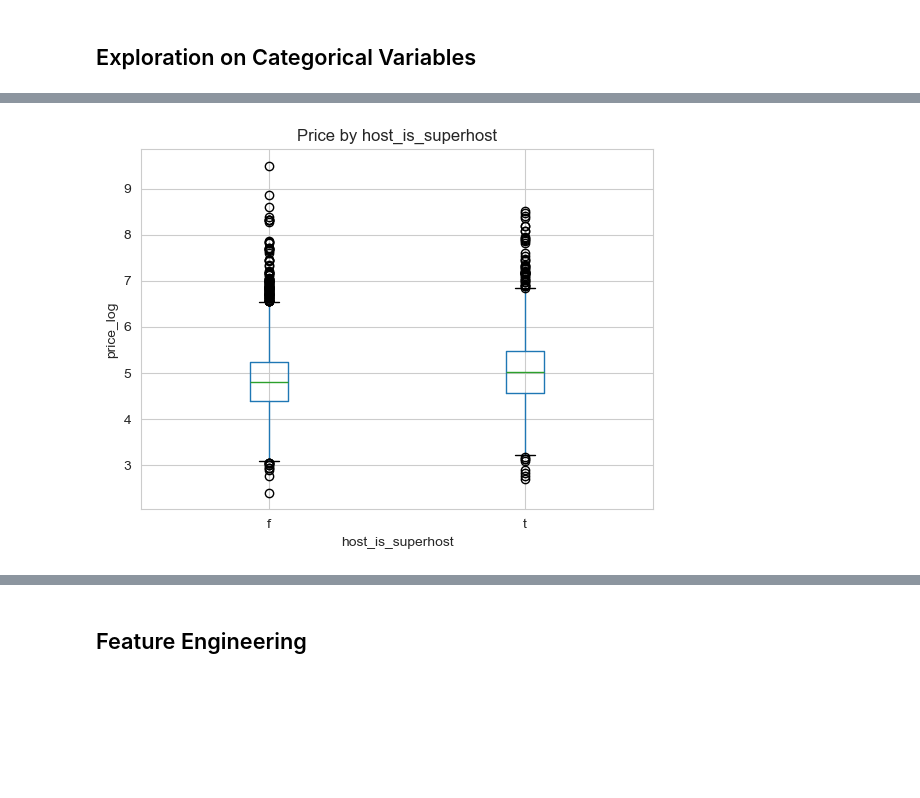
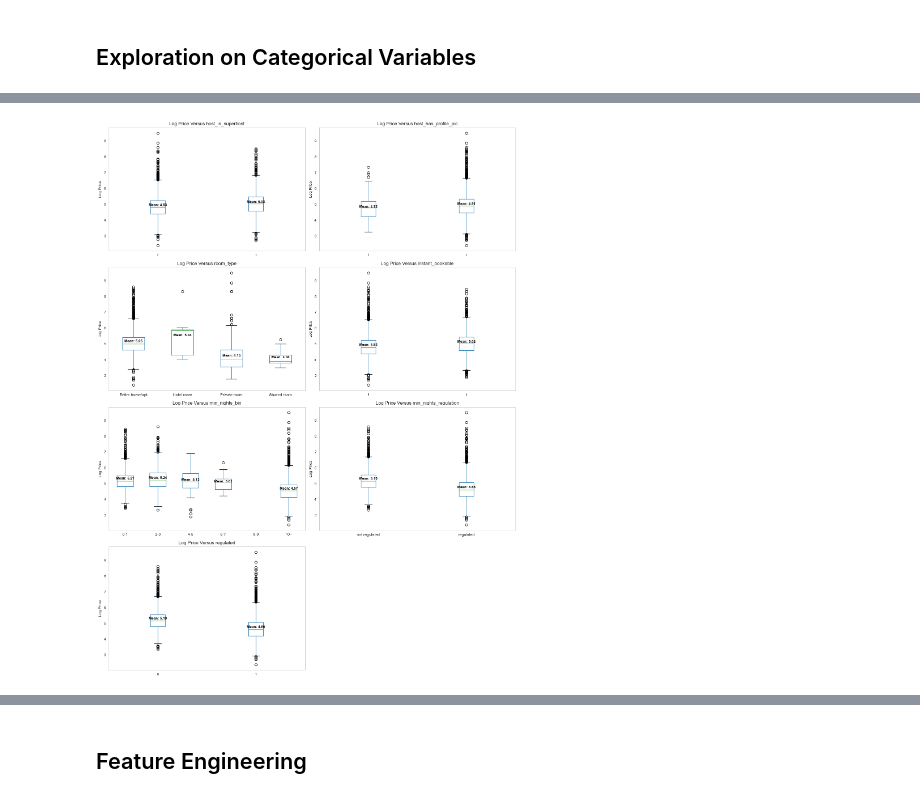
Before and after one commit to othmane-zizi-pro/airbnb_ml_price_prediction, a Jupyter notebook: airbnb_ml_model.ipynb, the cells around one changed output, grey strips where cells are left out. Saved outputs shown, nothing was run; the diff lists cells and outputs as text; code cells hidden in the pictures; blank space fills up the shorter version.

```diff
--- a/airbnb_ml_model.ipynb
+++ b/airbnb_ml_model.ipynb
@@ -779,3 +729,0 @@ The listing price is clearly correlated with geographic locations. We see a dens
-# %%
-#Depending on whether we use these columns in the model later on, can drop
-listings_clean = listings_clean.drop(columns=['latitude', 'longitude'])
@@ -966,2 +1025,16 @@ plt.show()
 # %% [markdown]
 ## Exploration on Categorical Variables
+# %%
+# Identify categorical columns
+categorical_cols = listings_clean.select_dtypes(include=['object', 'category']).columns.to_list()
+
+#Include the 'regulated' features as categorical because its encoded as binary
+categorical_cols.append('regulated')
+
+num_categorical = len(categorical_cols)
+
+print(f"The number of categorical variables to evaluate is: {num_categorical}\n")
+
+for var in categorical_cols:
+    num_classes = listings_clean[var].nunique()
+    print(f"Number of classes for {var}: {num_classes}")
@@ -968,23 +1143,65 @@ plt.show()
 # %%
-#Creating boxplots with log_price versus each categorical variable to see if there are differences in price across categories.
+import math
 
-# Identify categorical columns
-categorical_cols = listings_clean.select_dtypes(include=['object', 'category']).columns
+cols_to_plot = categorical_cols.copy()
+if "host_identity_verified" in cols_to_plot:
+    cols_to_plot.remove("host_identity_verified")
 
-# Loop through each categorical variable
-for col in categorical_cols:
-    if listings_clean[col].nunique() < 100:  # skip those with too many categories (e.g. neighbourhood)
-        print(f"\n--- {col} ---")
+if "neighbourhood_cleansed" in cols_to_plot:
+    cols_to_plot.remove("neighbourhood_cleansed")
 
-# Group by the category and calculate average log_price
-        avg_price = listings_clean.groupby(col)['price_log'].mean().sort_values(ascending=False)
-        print(avg_price)
-# visual check
-        plt.figure(figsize=(6,4))
-        listings_clean.boxplot(column='price_log', by=col)
-        plt.title(f'Price by {col}')
-        plt.suptitle('')
-        plt.xlabel(col)
-        plt.ylabel('price_log')
-        plt.show()
+if "property_type" in cols_to_plot:
+    cols_to_plot.remove("property_type")
+
+# Needed to figure out how many rows the plots needs
+valid_cols = [col for col in cols_to_plot if listings_clean[col].nunique() < 100]
+
+# Calculates how many rows needed if we had two boxplots per row
+n_cols = 2
+n_rows = math.ceil(len(valid_cols) / n_cols)
+
+# 4. Create the figure
+fig, axes = plt.subplots(nrows=n_rows, ncols=n_cols, figsize=(15, 5 * n_rows))
+
+axes_flat = axes.flatten()
+
+for i, col in enumerate(valid_cols):
+    ax = axes_flat[i]
+
+    #Calculate average price
+    avg_prices = listings_clean.groupby(col)['price_log'].mean()
+
+    avg_prices.index = avg_prices.index.astype(str)
+
+    # Plot onto the correct axis
+    listings_clean.boxplot(column='price_log', by=col, ax=ax)
+
+    plot_labels = [label.get_text() for label in ax.get_xticklabels()]
+
+    #Creates a label on the plot with the mean value of the class
+    for j, label in enumerate(plot_labels):
+        if label in avg_prices:
+            mean_val = avg_prices[label]
+            ax.text(j + 1, mean_val,
+                    f'Mean: {mean_val:.2f}',
+                    ha='center', va='bottom',
+                    color='black', fontweight='bold', fontsize=9,)
+
+    # Formatting specific to the subplot
+    ax.set_title(f'Log Price Versus {col}')
+    ax.set_xlabel('')
+    ax.set_ylabel('Log Price')
+    ax.grid(False)
+
+# Remove any empty subplots if there are an odd number
+
+for j in range(len(valid_cols), len(axes_flat)):
+    fig.delaxes(axes_flat[j])
+
+# Remove the automatic pandas title
+plt.suptitle('')
+
+# Adjust spacing so titles don't overlap
+plt.tight_layout()
+plt.show()
 # %% [output]
@@ -997 +1208 @@ Name: price_log, dtype: float64
-[figure, old version]
+[figure, new version]
```
Also changed, not shown: parts of 63 cells of this notebook.
